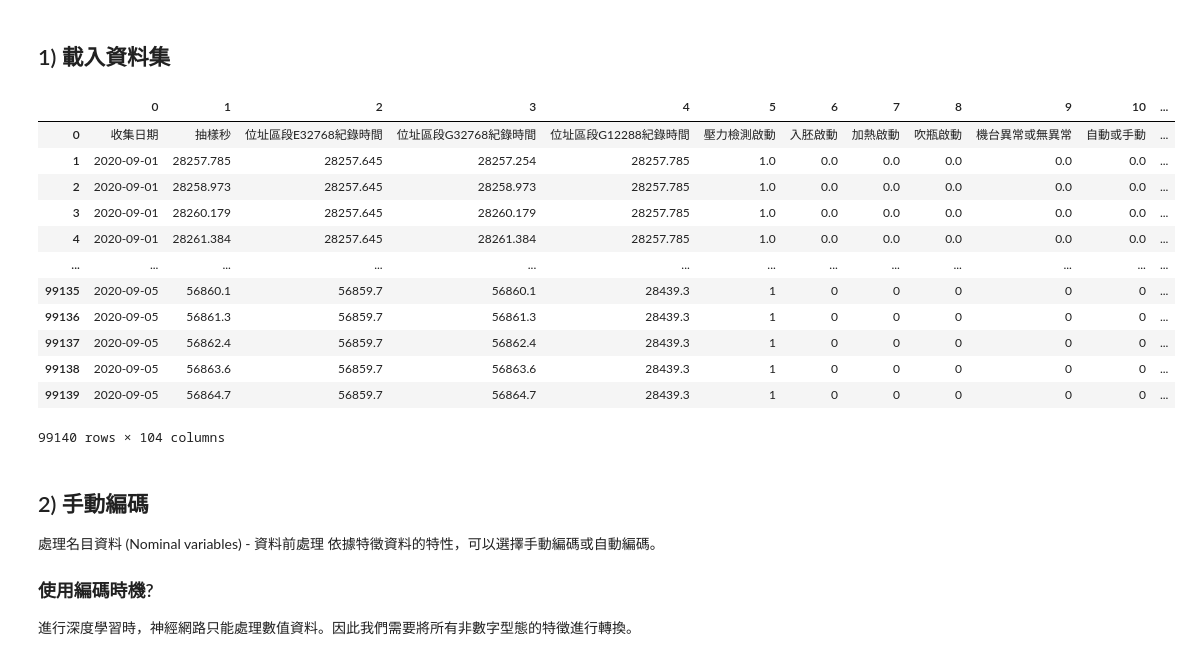
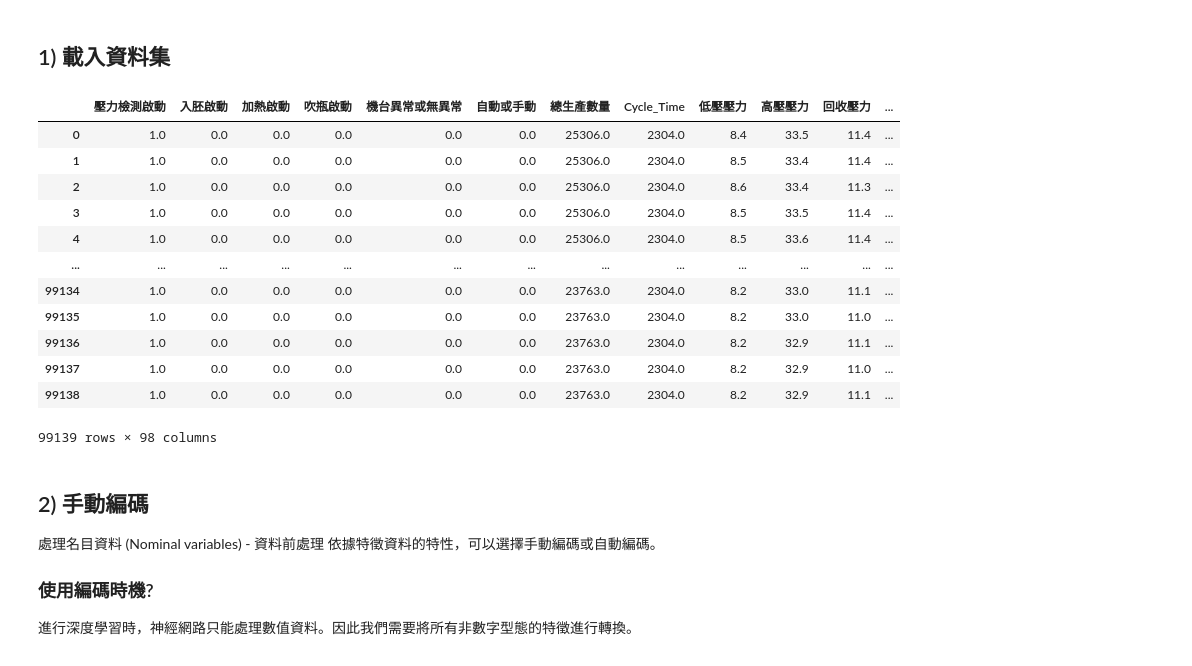
Before and after one commit to tempzeba/iot_test_public, a Jupyter notebook: A1L02001_log_01 (DNN-tensorflow2.0)-Sequential.ipynb, the cells around one changed output. Cells and saved outputs as stored; diff of their text form; code cells hidden in the pictures.

```diff
--- a/A1L02001_log_01 (DNN-tensorflow2.0)-Sequential.ipynb
+++ b/A1L02001_log_01 (DNN-tensorflow2.0)-Sequential.ipynb
@@ -9,23 +9,29 @@ warnings.filterwarnings("ignore")
 # %%
 # df_train = pd.read_csv('./data/Iris.csv')
 df_train = pd.read_csv('https://github.com/tempzeba/iot_test_public/releases/download/iot_data/A1L02001_log_01.csv', sep='\t')
+df_train = df_train.drop(labels=[r'收集日期',
+r'抽樣秒',
+r'位址區段E32768紀錄時間',
+r'位址區段G32768紀錄時間',
+r'位址區段G12288紀錄時間',
+r'目前生產配方'],axis=1) # 移除Id
 # df_train = pd.read_csv('https://github.com/tempzeba/iris-dnn-tensorflow/raw/master/data/Iris.csv')
 # df_train = df_train.drop(labels=['Id'],axis=1) # 移除Id
 df_train
 # %% [output]
-|  | 0 | 1 | 2 | 3 | 4 | 5 | 6 | 7 | 8 | 9 | 10 | ... |
-| 0 | 收集日期 | 抽樣秒 | 位址區段E32768紀錄時間 | 位址區段G32768紀錄時間 | 位址區段G12288紀錄時間 | 壓力檢測啟動 | 入胚啟動 | 加熱啟動 | 吹瓶啟動 | 機台異常或無異常 | 自動或手動 | ... |
-| 1 | 2020-09-01 | 28257.785 | 28257.645 | 28257.254 | 28257.785 | 1.0 | 0.0 | 0.0 | 0.0 | 0.0 | 0.0 | ... |
-| 2 | 2020-09-01 | 28258.973 | 28257.645 | 28258.973 | 28257.785 | 1.0 | 0.0 | 0.0 | 0.0 | 0.0 | 0.0 | ... |
-| 3 | 2020-09-01 | 28260.179 | 28257.645 | 28260.179 | 28257.785 | 1.0 | 0.0 | 0.0 | 0.0 | 0.0 | 0.0 | ... |
-| 4 | 2020-09-01 | 28261.384 | 28257.645 | 28261.384 | 28257.785 | 1.0 | 0.0 | 0.0 | 0.0 | 0.0 | 0.0 | ... |
+|  | 壓力檢測啟動 | 入胚啟動 | 加熱啟動 | 吹瓶啟動 | 機台異常或無異常 | 自動或手動 | 總生產數量 | Cycle_Time | 低壓壓力 | 高壓壓力 | 回收壓力 | ... |
+| 0 | 1.0 | 0.0 | 0.0 | 0.0 | 0.0 | 0.0 | 25306.0 | 2304.0 | 8.4 | 33.5 | 11.4 | ... |
+| 1 | 1.0 | 0.0 | 0.0 | 0.0 | 0.0 | 0.0 | 25306.0 | 2304.0 | 8.5 | 33.4 | 11.4 | ... |
+| 2 | 1.0 | 0.0 | 0.0 | 0.0 | 0.0 | 0.0 | 25306.0 | 2304.0 | 8.6 | 33.4 | 11.3 | ... |
+| 3 | 1.0 | 0.0 | 0.0 | 0.0 | 0.0 | 0.0 | 25306.0 | 2304.0 | 8.5 | 33.5 | 11.4 | ... |
+| 4 | 1.0 | 0.0 | 0.0 | 0.0 | 0.0 | 0.0 | 25306.0 | 2304.0 | 8.5 | 33.6 | 11.4 | ... |
 | ... | ... | ... | ... | ... | ... | ... | ... | ... | ... | ... | ... | ... |
-| 99135 | 2020-09-05 | 56860.1 | 56859.7 | 56860.1 | 28439.3 | 1 | 0 | 0 | 0 | 0 | 0 | ... |
-| 99136 | 2020-09-05 | 56861.3 | 56859.7 | 56861.3 | 28439.3 | 1 | 0 | 0 | 0 | 0 | 0 | ... |
-| 99137 | 2020-09-05 | 56862.4 | 56859.7 | 56862.4 | 28439.3 | 1 | 0 | 0 | 0 | 0 | 0 | ... |
-| 99138 | 2020-09-05 | 56863.6 | 56859.7 | 56863.6 | 28439.3 | 1 | 0 | 0 | 0 | 0 | 0 | ... |
-| 99139 | 2020-09-05 | 56864.7 | 56859.7 | 56864.7 | 28439.3 | 1 | 0 | 0 | 0 | 0 | 0 | ... |
+| 99134 | 1.0 | 0.0 | 0.0 | 0.0 | 0.0 | 0.0 | 23763.0 | 2304.0 | 8.2 | 33.0 | 11.1 | ... |
+| 99135 | 1.0 | 0.0 | 0.0 | 0.0 | 0.0 | 0.0 | 23763.0 | 2304.0 | 8.2 | 33.0 | 11.0 | ... |
+| 99136 | 1.0 | 0.0 | 0.0 | 0.0 | 0.0 | 0.0 | 23763.0 | 2304.0 | 8.2 | 32.9 | 11.1 | ... |
+| 99137 | 1.0 | 0.0 | 0.0 | 0.0 | 0.0 | 0.0 | 23763.0 | 2304.0 | 8.2 | 32.9 | 11.0 | ... |
+| 99138 | 1.0 | 0.0 | 0.0 | 0.0 | 0.0 | 0.0 | 23763.0 | 2304.0 | 8.2 | 32.9 | 11.1 | ... |
-99140 rows × 104 columns
+99139 rows × 98 columns
 # %% [markdown]
 ## 2) 手動編碼
 處理名目資料 (Nominal variables) - 資料前處理
```
